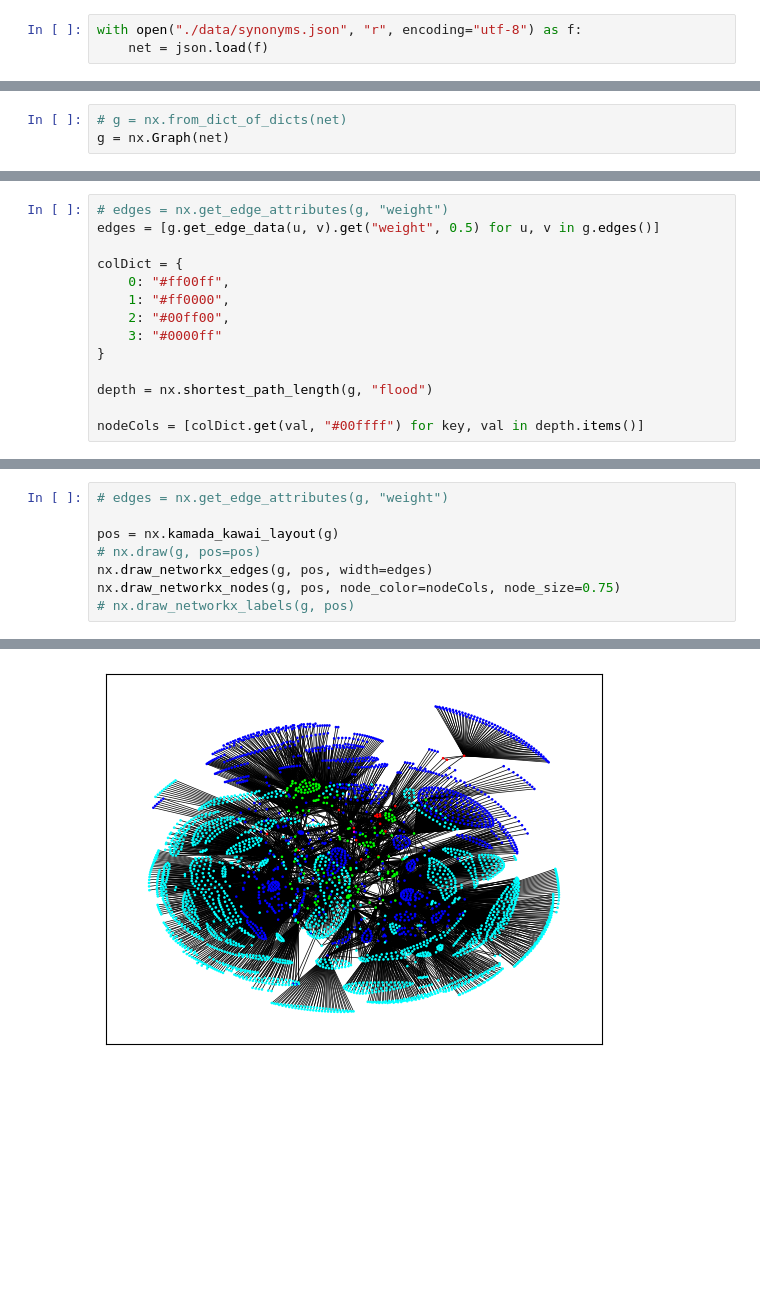
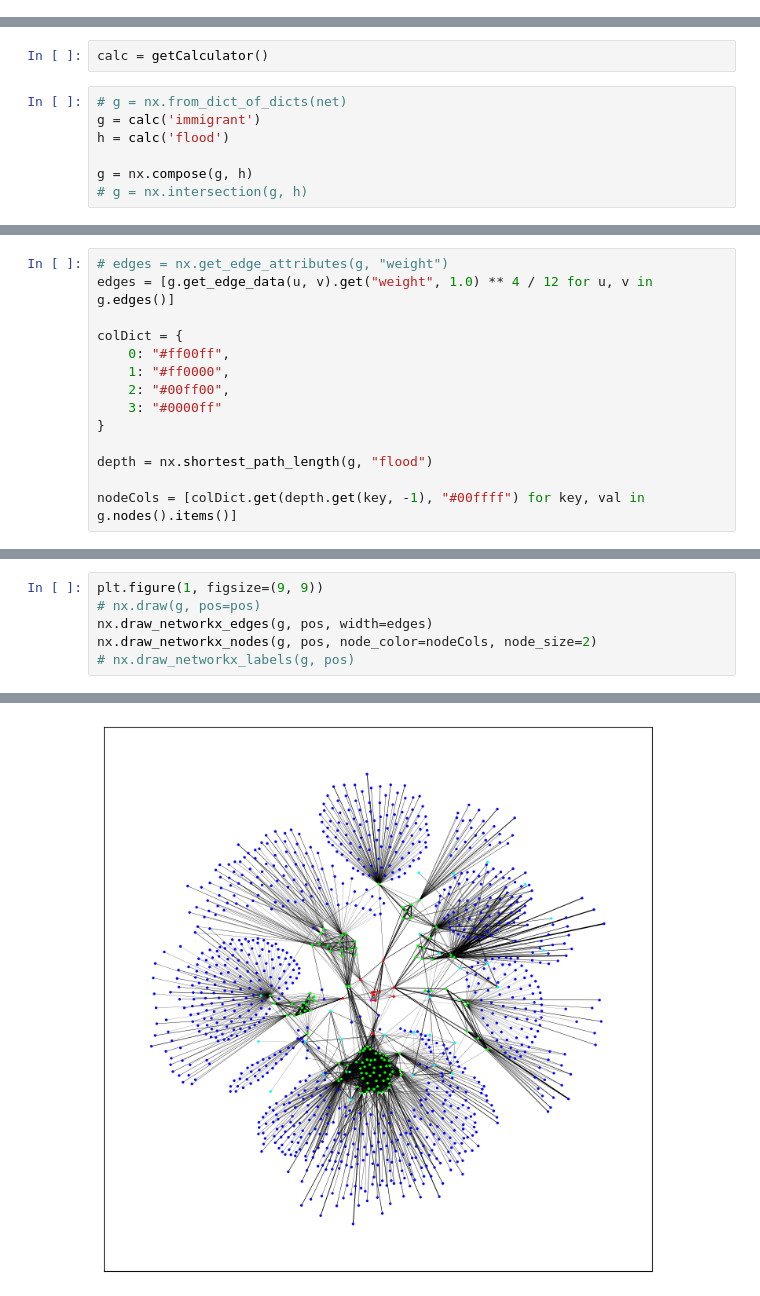
Before and after one commit to Dragonfire3900/metaphorNetwork, a Jupyter notebook: playground.ipynb, the cells around one changed output, grey strips where cells are left out. Cells and saved outputs as stored; diff of their text form; blank space fills up the shorter version.

Commit message:
Got the advanced version of the calculator running

```diff
--- a/playground.ipynb
+++ b/playground.ipynb
@@ -4,3 +6,0 @@ import json
-# %%
-with open("./data/synonyms.json", "r", encoding="utf-8") as f:
-    net = json.load(f)
@@ -7,3 +45,9 @@ with open("./data/synonyms.json", "r", encoding="utf-8") as f:
+# %%
+calc = getCalculator()
 # %%
 # g = nx.from_dict_of_dicts(net)
-g = nx.Graph(net)
+g = calc('immigrant')
+h = calc('flood')
+
+g = nx.compose(g, h)
+# g = nx.intersection(g, h)
@@ -10,6 +58,6 @@ g = nx.Graph(net)
 # %%
 # edges = nx.get_edge_attributes(g, "weight")
-edges = [g.get_edge_data(u, v).get("weight", 0.5) for u, v in g.edges()]
+edges = [g.get_edge_data(u, v).get("weight", 1.0) ** 4 / 12 for u, v in g.edges()]
 
 colDict = {
     0: "#ff00ff",
@@ -20,4 +68,4 @@ colDict = {
 
 depth = nx.shortest_path_length(g, "flood")
 
-nodeCols = [colDict.get(val, "#00ffff") for key, val in depth.items()]
+nodeCols = [colDict.get(depth.get(key, -1), "#00ffff") for key, val in g.nodes().items()]
@@ -24,11 +75,9 @@ nodeCols = [colDict.get(val, "#00ffff") for key, val in depth.items()]
 # %%
-# edges = nx.get_edge_attributes(g, "weight")
-
-pos = nx.kamada_kawai_layout(g)
+plt.figure(1, figsize=(9, 9))
 # nx.draw(g, pos=pos)
 nx.draw_networkx_edges(g, pos, width=edges)
-nx.draw_networkx_nodes(g, pos, node_color=nodeCols, node_size=0.75)
+nx.draw_networkx_nodes(g, pos, node_color=nodeCols, node_size=2)
 # nx.draw_networkx_labels(g, pos)
 # %% [output]
 <matplotlib.collections.PathCollection at 0x...>
-[figure, old version]
+[figure, new version]
```
Also changed, not shown: parts of 4 cells of this notebook.
